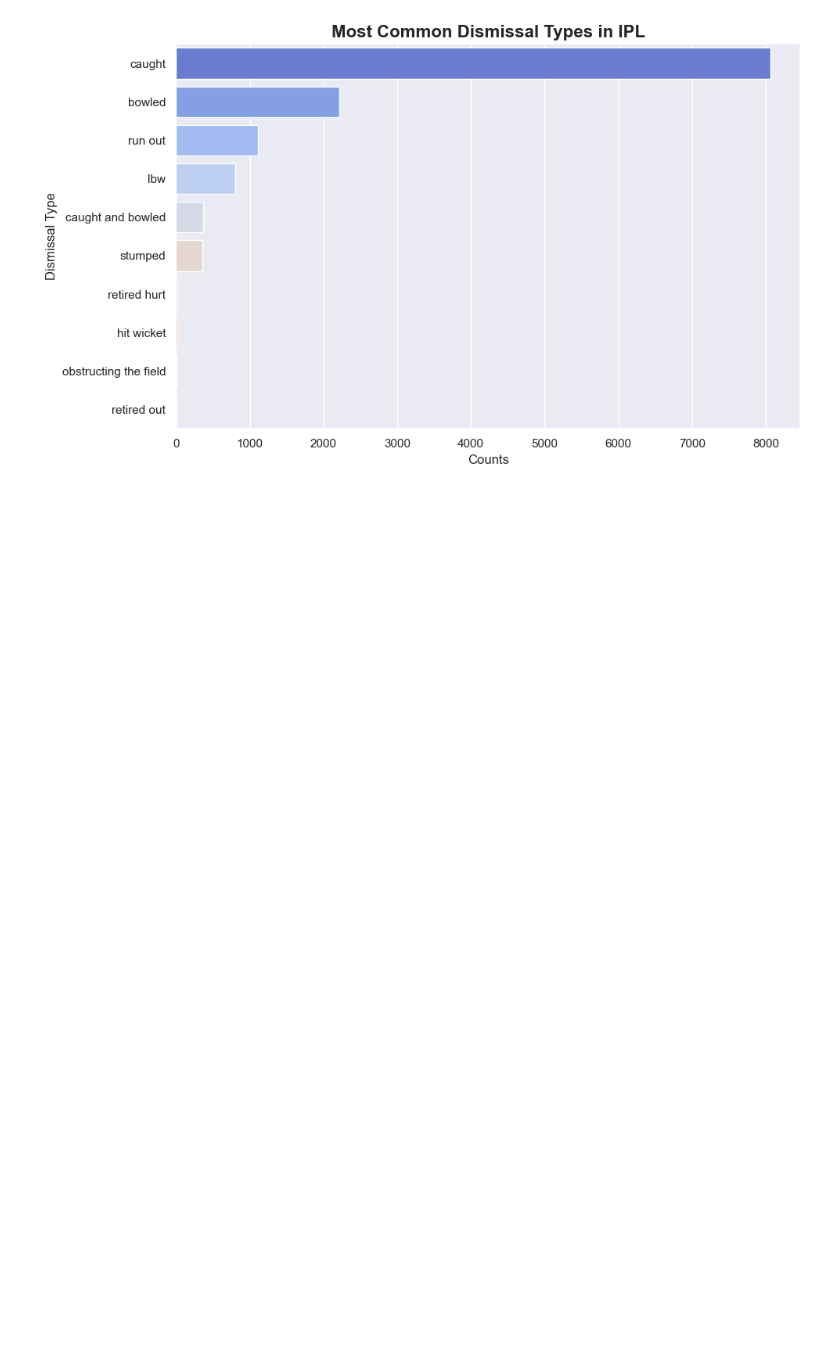
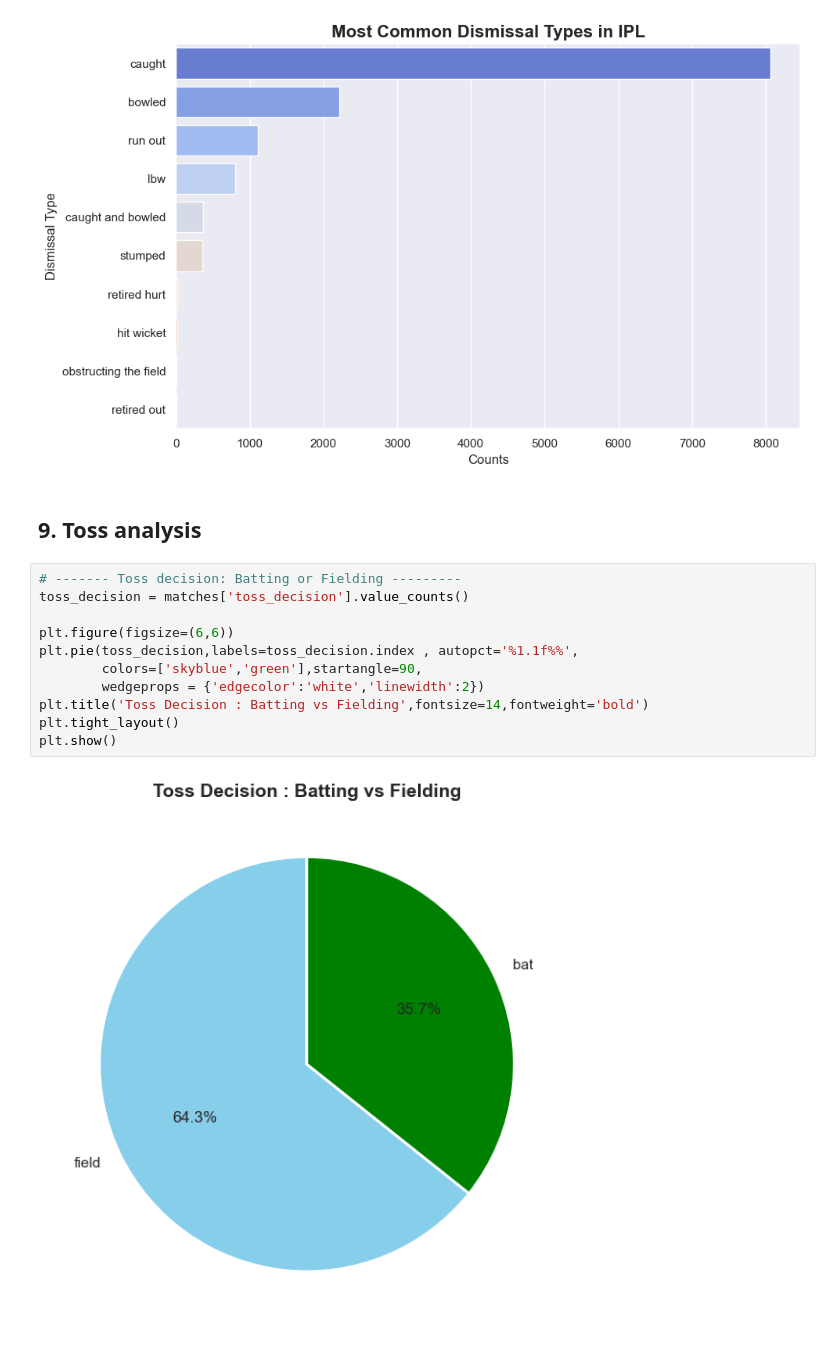
Before and after one commit to SahilInstinct/ipl-cricket-eda, a Jupyter notebook: notebooks/ipl_analysis.ipynb, the cells around one changed output. Drawn from its saved outputs; the diff is of its cells as text; blank space fills up the shorter version.

```diff
--- a/notebooks/ipl_analysis.ipynb
+++ b/notebooks/ipl_analysis.ipynb
@@ -355,3 +355,18 @@ plt.tight_layout()
 plt.show()
 # %% [output]
 [figure]
+# %% [markdown]
+## 9. Toss analysis
+# %%
+# ------- Toss decision: Batting or Fielding ---------
+toss_decision = matches['toss_decision'].value_counts()
+
+plt.figure(figsize=(6,6))
+plt.pie(toss_decision,labels=toss_decision.index , autopct='%1.1f%%',
+        colors=['skyblue','green'],startangle=90,
+        wedgeprops = {'edgecolor':'white','linewidth':2})
+plt.title('Toss Decision : Batting vs Fielding',fontsize=14,fontweight='bold')
+plt.tight_layout()
+plt.show()
+# %% [output]
+[figure, added]
```
